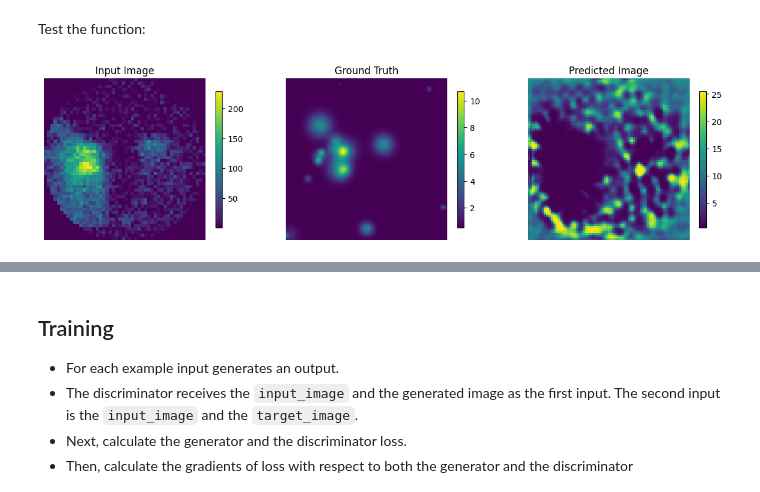
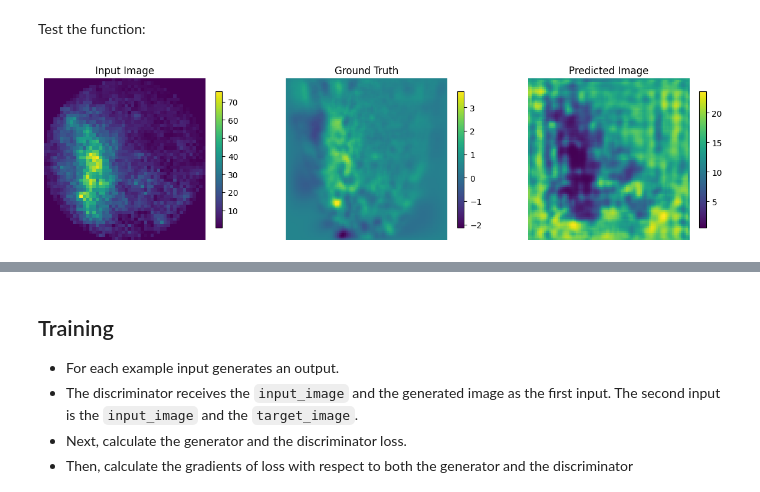
Before and after one commit to makimitsu/test-open, a Jupyter notebook: Soft X-ray/Machine_Learning/code/data2data_everything.ipynb, the cells around one changed output, grey strips where cells are left out. Drawn from its saved outputs; the diff is of its cells as text; code cells hidden in the pictures.

```diff
--- a/Soft X-ray/Machine_Learning/code/data2data_everything.ipynb
+++ b/Soft X-ray/Machine_Learning/code/data2data_everything.ipynb
@@ -74,7 +74,7 @@ Download the CMP Facade Database data (30MB). Additional datasets are available
 dataset_name = "output_images"  #最初の学習はoutput_images1でやったけど、色々統一させるためにoutput_imagesを今は使っている。データは違うけど作り方は一緒
 date = '240621'
 
-datasettype = 0 # 0: phantom, 1: real shot
+datasettype = 1 # 0: phantom, 1: real shot
 PATH_phantom = pathlib.Path('/Users/shohgookazaki/Documents/GitHub/test-open/Soft X-ray/Machine_Learning/' + dataset_name)
 PATH_shot = pathlib.Path('/Users/shohgookazaki/Library/CloudStorage/GoogleDrive-shohgo-okazaki@g.ecc.u-tokyo.ac.jp/My Drive/OnoLab/data')
 
@@ -580,7 +580,7 @@ def generate_images(model, test_input, tar):
 # %% [markdown]
 Test the function:
 # %%
-for example_input, example_target in test_dataset.take(1):
+for example_input, example_target in train_dataset.take(1):
   generate_images(generator, example_input, example_target)
 # %% [output]
-[figure, old version]
+[figure, new version]
```
Also changed, not shown: parts of 10 cells of this notebook, 52 other files.
